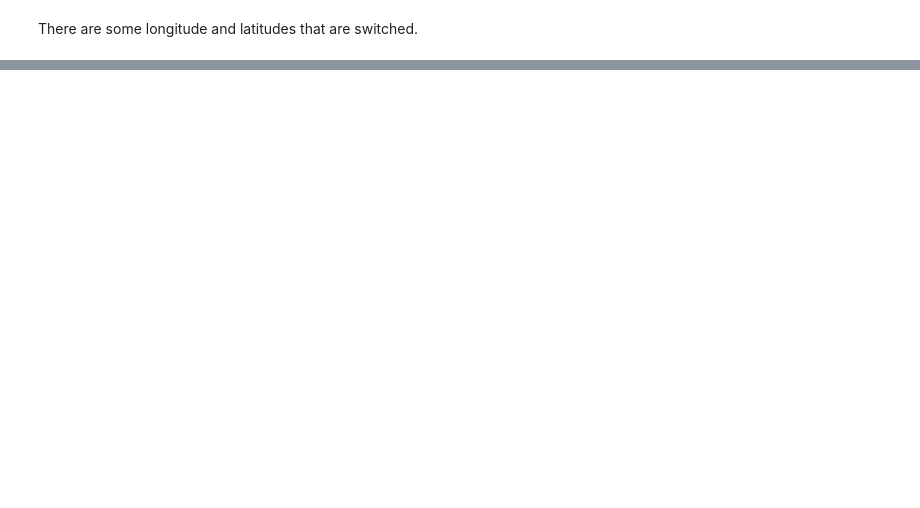
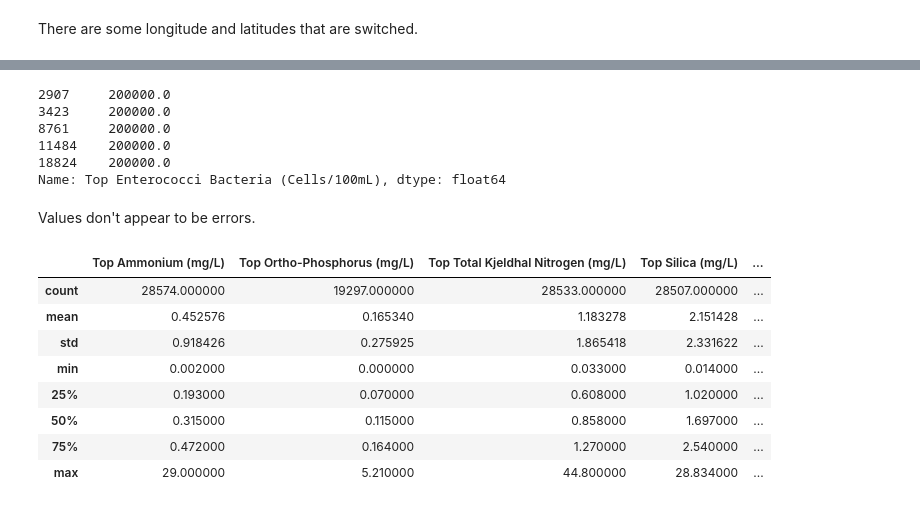
Before and after one commit to dradamski/capstone-two, a Jupyter notebook: notebooks/Data Wrangling.ipynb, the cells around one changed output, grey strips where cells are left out. Saved outputs shown, nothing was run; the diff lists cells and outputs as text; code cells hidden in the pictures; blank space fills up the shorter version.

```diff
--- a/notebooks/Data Wrangling.ipynb
+++ b/notebooks/Data Wrangling.ipynb
@@ -296,0 +474,24 @@ See the caveats in the documentation: http://pandas.pydata.org/pandas-docs/stabl
+# %%
+df.nlargest(5, 'Top Enterococci Bacteria (Cells/100mL)')['Top Enterococci Bacteria (Cells/100mL)']
+# %% [output]
+2907     200000.0
+3423     200000.0
+8761     200000.0
+11484    200000.0
+18824    200000.0
+Name: Top Enterococci Bacteria (Cells/100mL), dtype: float64
+# %% [markdown]
+Values don't appear to be errors.
+# %%
+df_int_subset = df_int.iloc[:, 20:30]
+df_int_subset.describe()
+# %% [output]
+|  | Top Ammonium (mg/L) | Top Ortho-Phosphorus (mg/L) | Top Total Kjeldhal Nitrogen (mg/L) | Top Silica (mg/L) | ... |
+| count | 28574.000000 | 19297.000000 | 28533.000000 | 28507.000000 | ... |
+| mean | 0.452576 | 0.165340 | 1.183278 | 2.151428 | ... |
+| std | 0.918426 | 0.275925 | 1.865418 | 2.331622 | ... |
+| min | 0.002000 | 0.000000 | 0.033000 | 0.014000 | ... |
+| 25% | 0.193000 | 0.070000 | 0.608000 | 1.020000 | ... |
+| 50% | 0.315000 | 0.115000 | 0.858000 | 1.697000 | ... |
+| 75% | 0.472000 | 0.164000 | 1.270000 | 2.540000 | ... |
+| max | 29.000000 | 5.210000 | 44.800000 | 28.834000 | ... |
```
Also changed, not shown: parts of 39 cells of this notebook.
